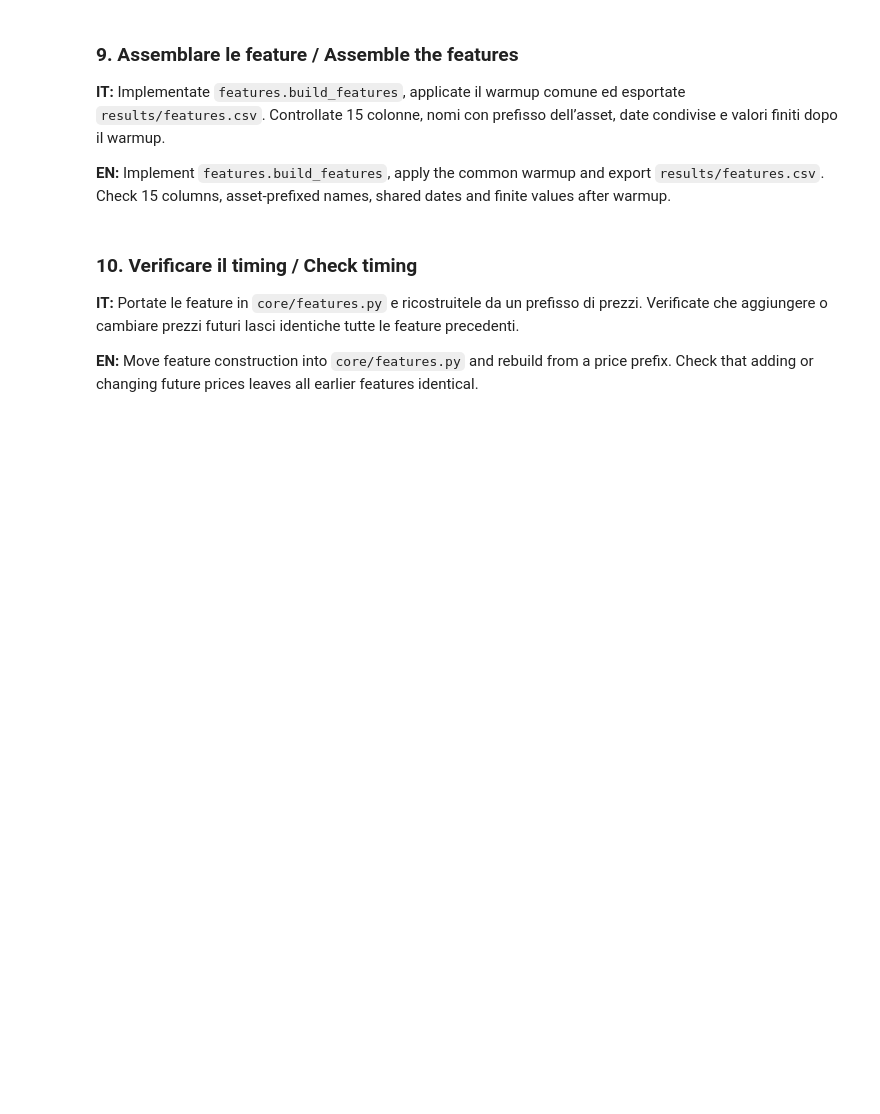
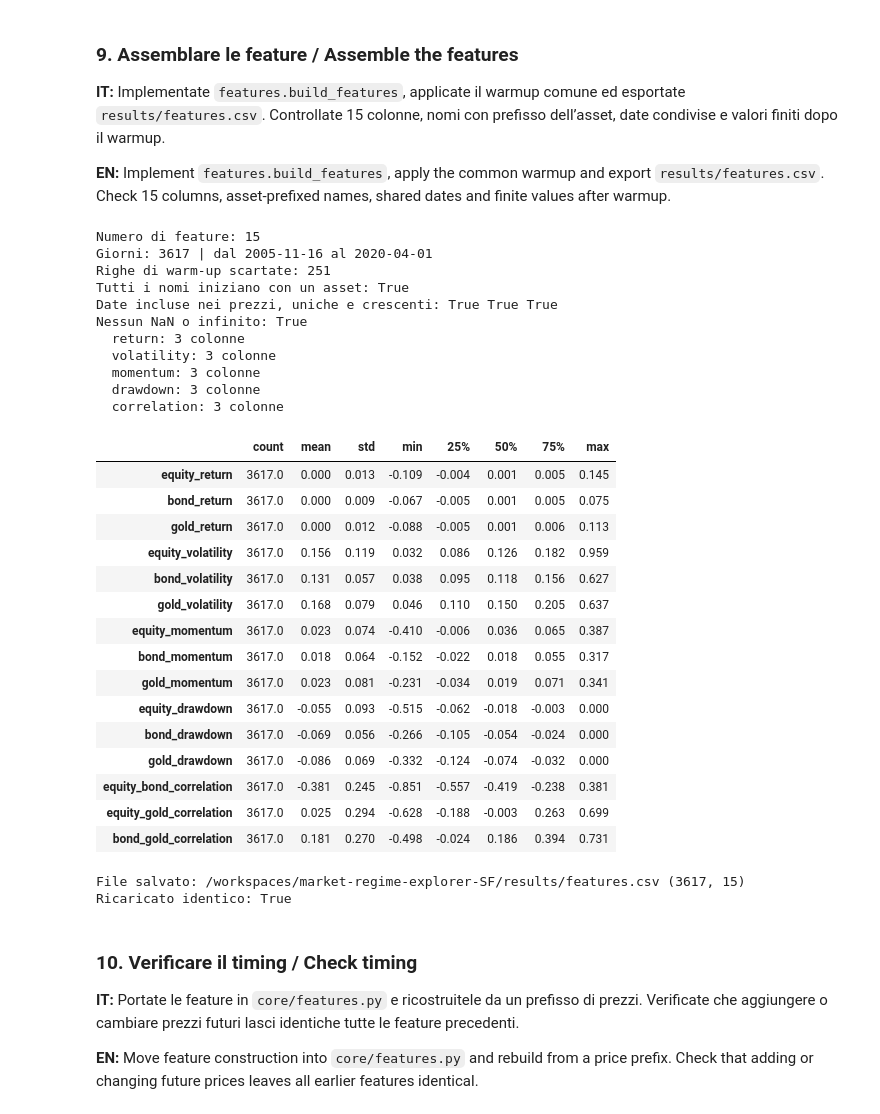
Before and after one commit to Tartaluca21/market-regime-explorer-SF, a Jupyter notebook: notebooks/01_data_and_features.ipynb, the cells around one changed output. Drawn from its saved outputs; the diff is of its cells as text; code cells hidden in the pictures; blank space fills up the shorter version.

```diff
--- a/notebooks/01_data_and_features.ipynb
+++ b/notebooks/01_data_and_features.ipynb
@@ -332,6 +495,67 @@ df originale invariato: True
 **IT:** Implementate `features.build_features`, applicate il warmup comune ed esportate `results/features.csv`. Controllate 15 colonne, nomi con prefisso dell’asset, date condivise e valori finiti dopo il warmup.
 
 **EN:** Implement `features.build_features`, apply the common warmup and export `results/features.csv`. Check 15 columns, asset-prefixed names, shared dates and finite values after warmup.
+# %%
+from core.features import build_features
+
+features = build_features(prices, settings)
+
+# Controlli richiesti: 15 colonne, nomi con prefisso dell'asset, date condivise, valori finiti
+print("Numero di feature:", features.shape[1])
+print("Giorni:", len(features), "| dal", features.index[0].date(), "al", features.index[-1].date())
+print("Righe di warm-up scartate:", len(prices) - len(features))
+
+prefissi_ok = all(c.split("_")[0] in ["equity", "bond", "gold"] for c in features.columns)
+print("Tutti i nomi iniziano con un asset:", prefissi_ok)
+print("Date incluse nei prezzi, uniche e crescenti:",
+      features.index.isin(prices.index).all(), features.index.is_unique,
+      features.index.is_monotonic_increasing)
+print("Nessun NaN o infinito:", np.isfinite(features.to_numpy()).all())
+assert features.shape[1] == 15 and prefissi_ok
+assert np.isfinite(features.to_numpy()).all()
+
+for nome in ["return", "volatility", "momentum", "drawdown", "correlation"]:
+    print(f"  {nome}: {features.filter(like=nome).shape[1]} colonne")
+display(features.describe().T.round(3))
+
+# Salvataggio in results/features.csv e verifica rileggendo il file
+cartella = project_root / settings["paths"]["results"]
+cartella.mkdir(exist_ok=True)
+features.to_csv(cartella / "features.csv")
+
+ricaricate = pd.read_csv(cartella / "features.csv", index_col="date", parse_dates=True)
+print("File salvato:", cartella / "features.csv", ricaricate.shape)
+print("Ricaricato identico:", np.allclose(ricaricate, features) and ricaricate.index.equals(features.index))
+# %% [output]
+Numero di feature: 15
+Giorni: 3617 | dal 2005-11-16 al 2020-04-01
+Righe di warm-up scartate: 251
+Tutti i nomi iniziano con un asset: True
+Date incluse nei prezzi, uniche e crescenti: True True True
+Nessun NaN o infinito: True
+  return: 3 colonne
+  volatility: 3 colonne
+  momentum: 3 colonne
+  drawdown: 3 colonne
+  correlation: 3 colonne
+|  | count | mean | std | min | 25% | 50% | 75% | max |
+| equity_return | 3617.0 | 0.000 | 0.013 | -0.109 | -0.004 | 0.001 | 0.005 | 0.145 |
+| bond_return | 3617.0 | 0.000 | 0.009 | -0.067 | -0.005 | 0.001 | 0.005 | 0.075 |
+| gold_return | 3617.0 | 0.000 | 0.012 | -0.088 | -0.005 | 0.001 | 0.006 | 0.113 |
+| equity_volatility | 3617.0 | 0.156 | 0.119 | 0.032 | 0.086 | 0.126 | 0.182 | 0.959 |
+| bond_volatility | 3617.0 | 0.131 | 0.057 | 0.038 | 0.095 | 0.118 | 0.156 | 0.627 |
+| gold_volatility | 3617.0 | 0.168 | 0.079 | 0.046 | 0.110 | 0.150 | 0.205 | 0.637 |
+| equity_momentum | 3617.0 | 0.023 | 0.074 | -0.410 | -0.006 | 0.036 | 0.065 | 0.387 |
+| bond_momentum | 3617.0 | 0.018 | 0.064 | -0.152 | -0.022 | 0.018 | 0.055 | 0.317 |
+| gold_momentum | 3617.0 | 0.023 | 0.081 | -0.231 | -0.034 | 0.019 | 0.071 | 0.341 |
+| equity_drawdown | 3617.0 | -0.055 | 0.093 | -0.515 | -0.062 | -0.018 | -0.003 | 0.000 |
+| bond_drawdown | 3617.0 | -0.069 | 0.056 | -0.266 | -0.105 | -0.054 | -0.024 | 0.000 |
+| gold_drawdown | 3617.0 | -0.086 | 0.069 | -0.332 | -0.124 | -0.074 | -0.032 | 0.000 |
+| equity_bond_correlation | 3617.0 | -0.381 | 0.245 | -0.851 | -0.557 | -0.419 | -0.238 | 0.381 |
+| equity_gold_correlation | 3617.0 | 0.025 | 0.294 | -0.628 | -0.188 | -0.003 | 0.263 | 0.699 |
+| bond_gold_correlation | 3617.0 | 0.181 | 0.270 | -0.498 | -0.024 | 0.186 | 0.394 | 0.731 |
+File salvato: /workspaces/market-regime-explorer-SF/results/features.csv (3617, 15)
+Ricaricato identico: True
 # %% [markdown]
 ### 10. Verificare il timing / Check timing
 
```
Also changed, not shown: parts of 4 cells of this notebook, 1 other file.
